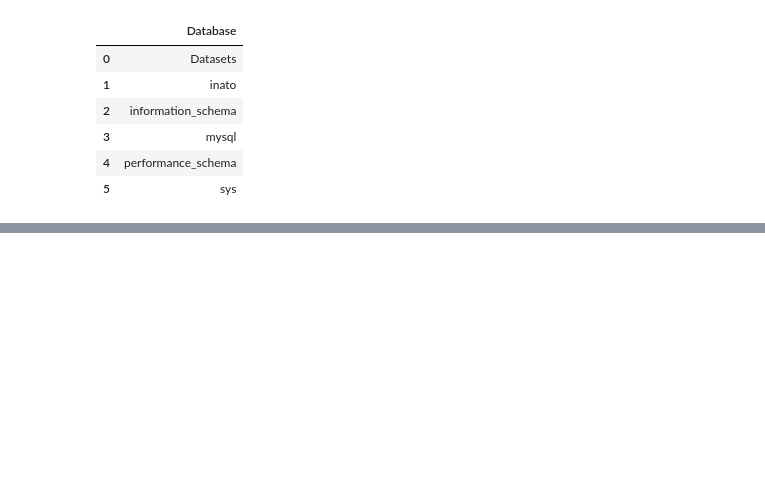
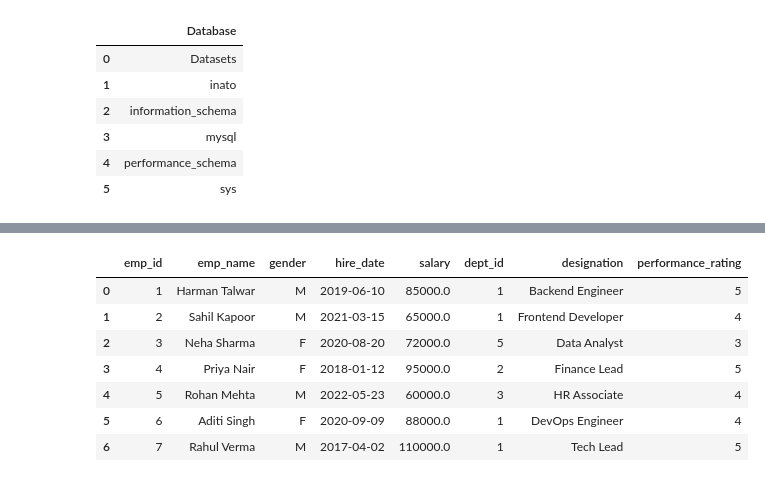
Before and after one commit to Sahil-x-boop/Data_Engineer, a Jupyter notebook: SQL/Day1/begins.ipynb, the cells around one changed output, grey strips where cells are left out. Drawn from its saved outputs; the diff is of its cells as text; code cells hidden in the pictures; blank space fills up the shorter version.

```diff
--- a/SQL/Day1/begins.ipynb
+++ b/SQL/Day1/begins.ipynb
@@ -35,0 +156,11 @@ run_query("SHOW DATABASES")
+# %%
+run_query("SELECT * FROM employees").head(7)
+# %% [output]
+|  | emp_id | emp_name | gender | hire_date | salary | dept_id | designation | performance_rating |
+| 0 | 1 | Harman Talwar | M | 2019-06-10 | 85000.0 | 1 | Backend Engineer | 5 |
+| 1 | 2 | Sahil Kapoor | M | 2021-03-15 | 65000.0 | 1 | Frontend Developer | 4 |
+| 2 | 3 | Neha Sharma | F | 2020-08-20 | 72000.0 | 5 | Data Analyst | 3 |
+| 3 | 4 | Priya Nair | F | 2018-01-12 | 95000.0 | 2 | Finance Lead | 5 |
+| 4 | 5 | Rohan Mehta | M | 2022-05-23 | 60000.0 | 3 | HR Associate | 4 |
+| 5 | 6 | Aditi Singh | F | 2020-09-09 | 88000.0 | 1 | DevOps Engineer | 4 |
+| 6 | 7 | Rahul Verma | M | 2017-04-02 | 110000.0 | 1 | Tech Lead | 5 |
```
Also changed, not shown: parts of 32 cells of this notebook.
